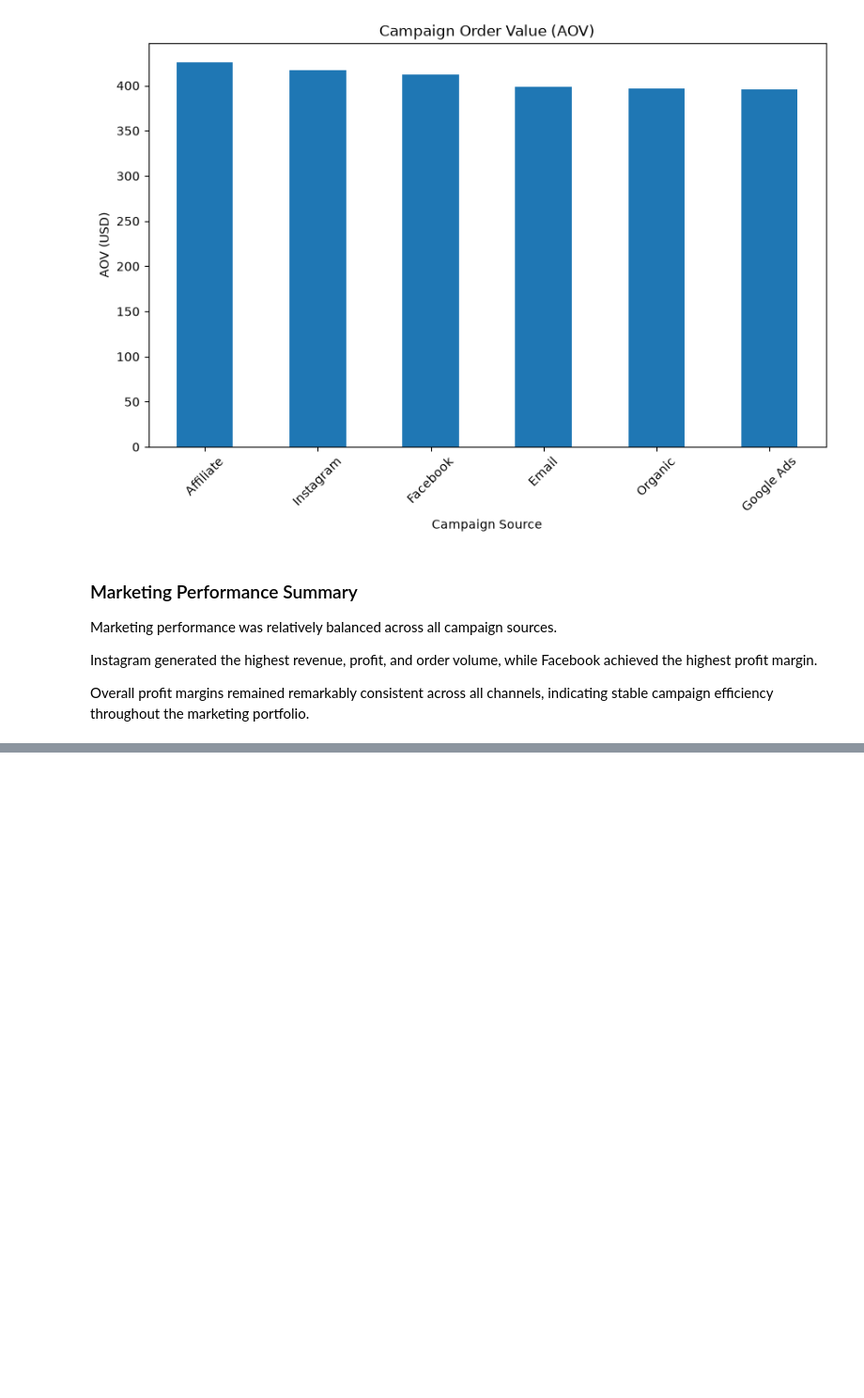
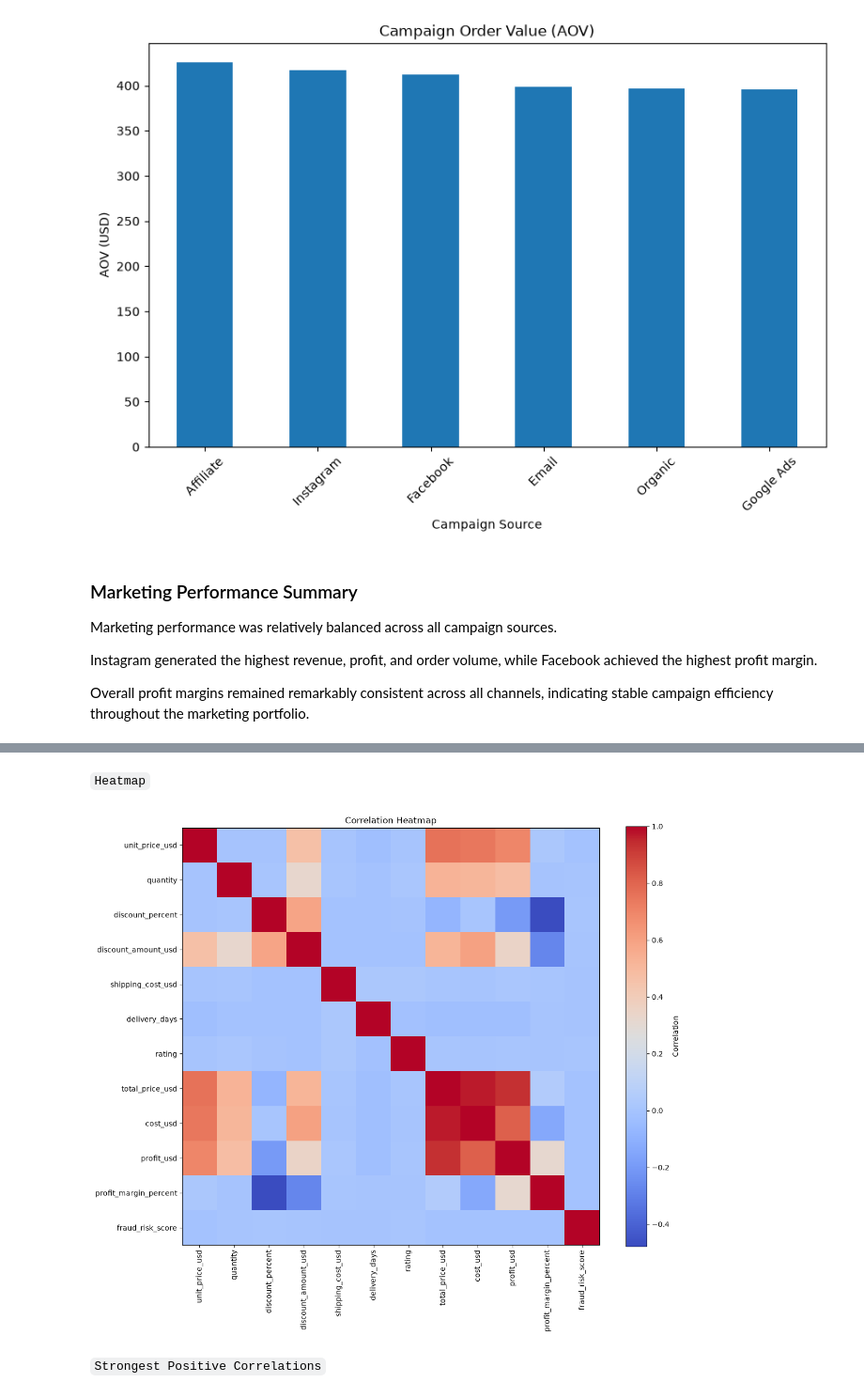
Before and after one commit to Suman-byte8/global-e-commerce-dataset-1M-records-2024-2026-analysis, a Jupyter notebook: notebooks/02_Exploratory_Data_Analysis.ipynb, the cells around one changed output, grey strips where cells are left out. Shown at 94% size. Drawn from its saved outputs; the diff is of its cells as text; code cells hidden in the pictures; blank space fills up the shorter version.

Commit message:
feat: add correlation analysis and numerical relationship exploration

````diff
--- a/notebooks/02_Exploratory_Data_Analysis.ipynb
+++ b/notebooks/02_Exploratory_Data_Analysis.ipynb
@@ -2586,0 +2620,4 @@ Overall profit margins remained remarkably consistent across all channels, indic
+# %%
+corr_matrix = corr_df.corr()
+
+corr_matrix
@@ -2586,0 +2638,34 @@ Overall profit margins remained remarkably consistent across all channels, indic
+# %% [markdown]
+```Heatmap```
+# %%
+from IPython.core import pylabtools
+plt.figure(figsize=(12,10))
+
+plt.imshow(
+    corr_matrix,
+    cmap="coolwarm",
+    interpolation="nearest"
+)
+
+plt.colorbar(label="Correlation")
+
+plt.xticks(
+    range(len(corr_matrix.columns)),
+    corr_matrix.columns,
+    rotation=90
+)
+
+plt.yticks(
+    range(len(corr_matrix.columns)),
+    corr_matrix.columns
+)
+
+plt.title("Correlation Heatmap")
+
+plt.tight_layout()
+plt.savefig("../images/correlation_heatmap.png")
+plt.show()
+# %% [output]
+[figure, added]
+# %% [markdown]
+```Strongest Positive Correlations```
````
Also changed, not shown: parts of 16 cells of this notebook, 4 other files.
